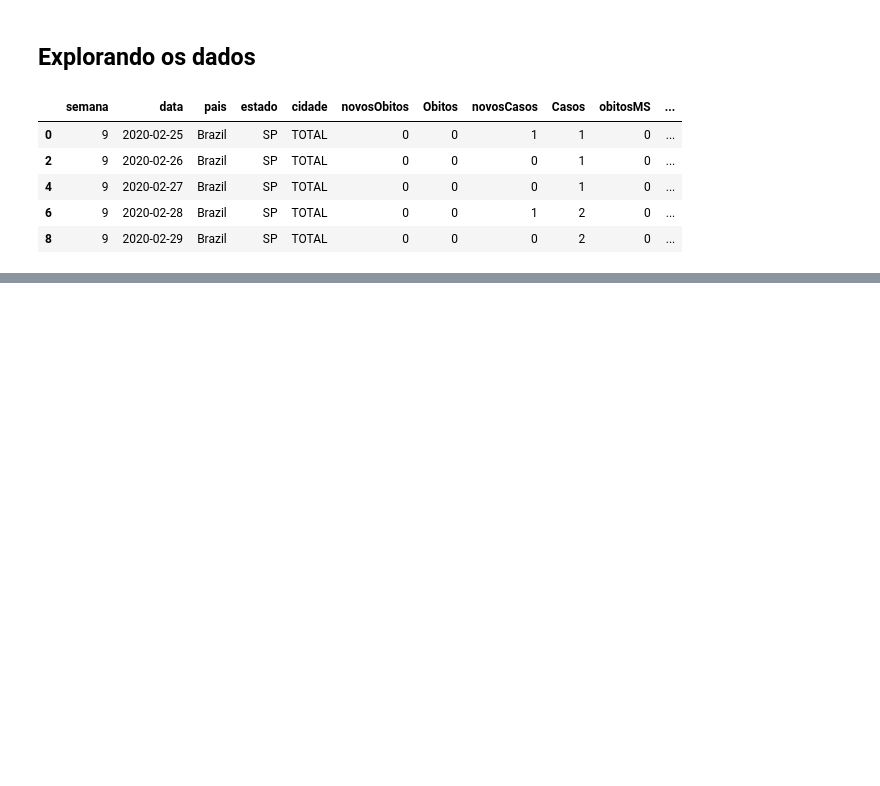
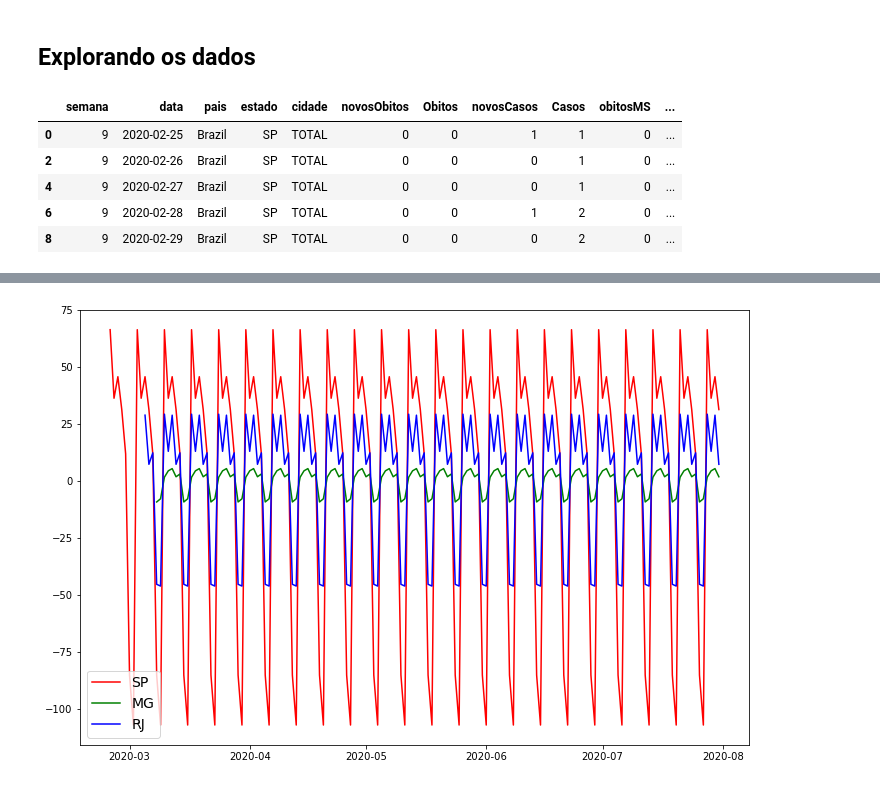
Before and after one commit to guilhermebap/Data-science-personal-study, a Jupyter notebook: Alura/Time series/03 - Analise e previsão de serie temporal - Covid/Previsao - covid.ipynb, the cells around one changed output, grey strips where cells are left out. Drawn from its saved outputs; the diff is of its cells as text; code cells hidden in the pictures; blank space fills up the shorter version.

```diff
--- a/Alura/Time series/03 - Analise e previsão de serie temporal - Covid/Previsao - covid.ipynb
+++ b/Alura/Time series/03 - Analise e previsão de serie temporal - Covid/Previsao - covid.ipynb
@@ -48,0 +81,4 @@ resultados = seasonal_decompose(df_sp.novosObitos, period=7)
+# %%
+plotar_grafico(resultados.seasonal, resultados_mg.seasonal, resultados_sp.seasonal, 'red', 'green', 'blue', 'SP', 'MG', 'RJ')
+# %% [output]
+[figure, added]
```
Also changed, not shown: parts of 8 cells of this notebook.
